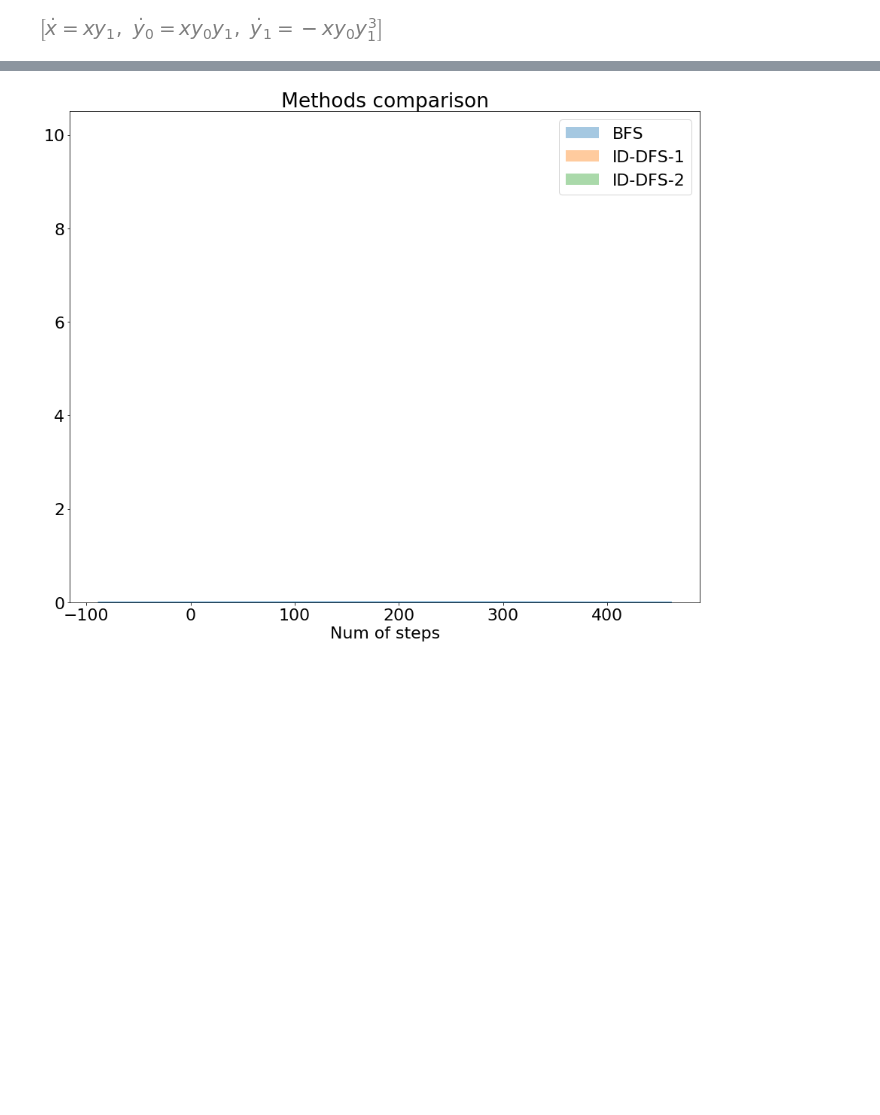
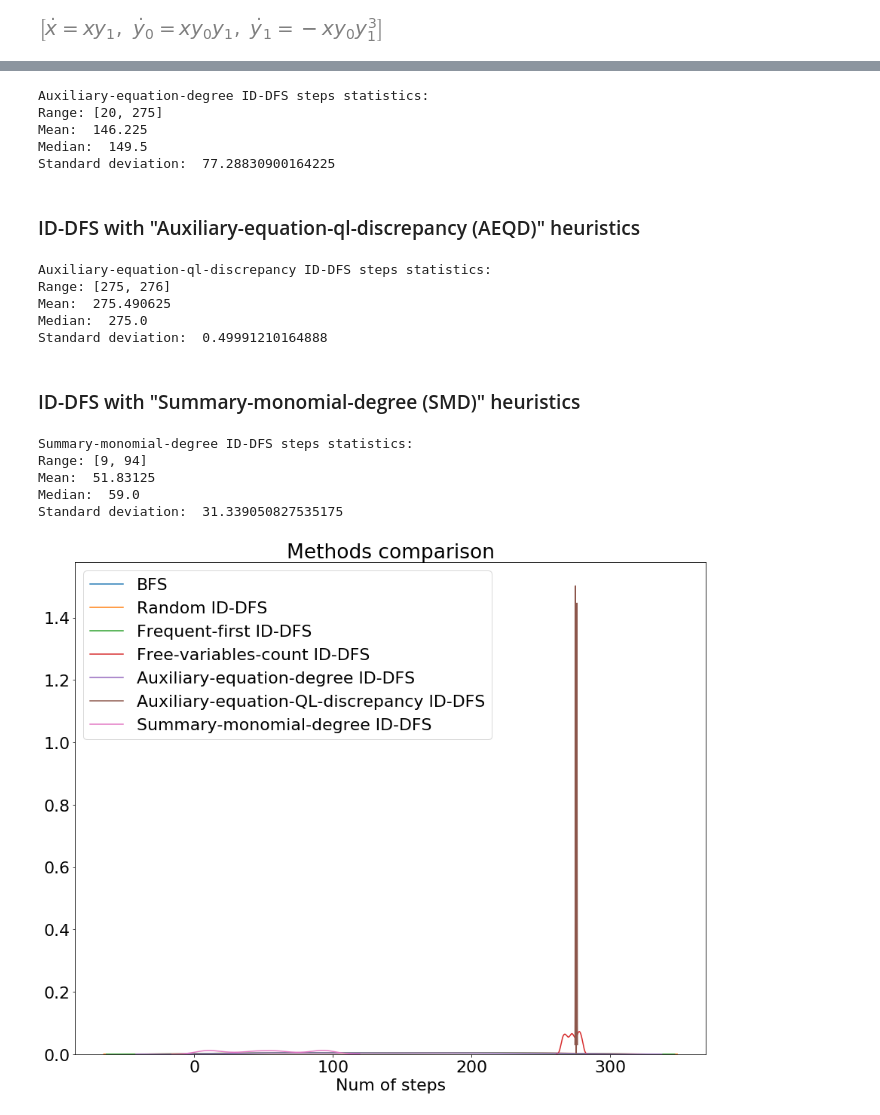
Before and after one commit to AndreyBychkov/QBee, a Jupyter notebook: PythonPackage/examples/comparisons.ipynb, the cells around one changed output, grey strips where cells are left out. Cells and saved outputs as stored; diff of their text form; code cells hidden in the pictures; blank space fills up the shorter version.

```diff
--- a/PythonPackage/examples/comparisons.ipynb
+++ b/PythonPackage/examples/comparisons.ipynb
@@ -92,0 +81,5 @@ This distplot works poorly with deterministic heuristics. For later usage.
+# %%
+iddfs_free_variables_count = get_steps(ql_iddfs_free_variables_count)
+
+print("Free-variables-count ID-DFS steps statistics:")
+print_statistics(iddfs_free_variables_count)
@@ -93,16 +94,57 @@ This distplot works poorly with deterministic heuristics. For later usage.
+# %%
+iddfs_auxiliary_equation_degree = get_steps(ql_iddfs_auxiliary_equation_degree)
+
+print("Auxiliary-equation-degree ID-DFS steps statistics:")
+print_statistics(iddfs_auxiliary_equation_degree)
+# %% [output]
+Auxiliary-equation-degree ID-DFS steps statistics:
+Range: [20, 275]
+Mean:  146.225
+Median:  149.5
+Standard deviation:  77.28830900164225
+# %% [markdown]
+### ID-DFS with "Auxiliary-equation-ql-discrepancy (AEQD)" heuristics
+# %%
+iddfs_auxiliary_equation_ql_discrepancy = get_steps(ql_iddfs_auxiliary_equation_ql_discrepancy)
+
+print("Auxiliary-equation-ql-discrepancy ID-DFS steps statistics:")
+print_statistics(iddfs_auxiliary_equation_ql_discrepancy)
+# %% [output]
+Auxiliary-equation-ql-discrepancy ID-DFS steps statistics:
+Range: [275, 276]
+Mean:  275.490625
+Median:  275.0
+Standard deviation:  0.49991210164888
+# %% [markdown]
+### ID-DFS with "Summary-monomial-degree (SMD)" heuristics
+# %%
+iddfs_summary_monomial_degree = get_steps(ql_iddfs_summary_monomial_degree)
+
+print("Summary-monomial-degree ID-DFS steps statistics:")
+print_statistics(iddfs_summary_monomial_degree)
+# %% [output]
+Summary-monomial-degree ID-DFS steps statistics:
+Range: [9, 94]
+Mean:  51.83125
+Median:  59.0
+Standard deviation:  31.339050827535175
 # %%
 import matplotlib.pyplot as plt
 import seaborn as sns
 
 %matplotlib inline
 
 plt.rcParams.update({'font.size': 22})
 plt.figure(figsize=(15, 12))
-sns.distplot(bfs_steps, label="BFS", bins=8, kde=True)
-sns.distplot(iddfs_1_steps,  label="ID-DFS-1", bins=8, kde=True)
-sns.distplot(iddfs_2_steps,  label="ID-DFS-2", bins=8, kde=True)
+sns.distplot(bfs_steps, label="BFS", kde=True, hist=False)
+sns.distplot(iddfs_random, label="Random ID-DFS", kde=True, hist=False)
+sns.distplot(iddfs_frequent_first, label="Frequent-first ID-DFS", kde=True, hist=False)
+sns.distplot(iddfs_free_variables_count, label="Free-variables-count ID-DFS", kde=True, hist=False)
+sns.distplot(iddfs_auxiliary_equation_degree, label="Auxiliary-equation-degree ID-DFS", kde=True, hist=False)
+sns.distplot(iddfs_auxiliary_equation_ql_discrepancy, label="Auxiliary-equation-QL-discrepancy ID-DFS", kde=True, hist=False)
+sns.distplot(iddfs_summary_monomial_degree, label="Summary-monomial-degree ID-DFS", kde=True, hist=False)
 plt.legend()
 plt.xlabel("Num of steps")
 plt.title("Methods comparison");
 # %% [output]
-[figure, old version]
+[figure, new version]
```
Also changed, not shown: parts of 26 cells of this notebook, 1 other file.
